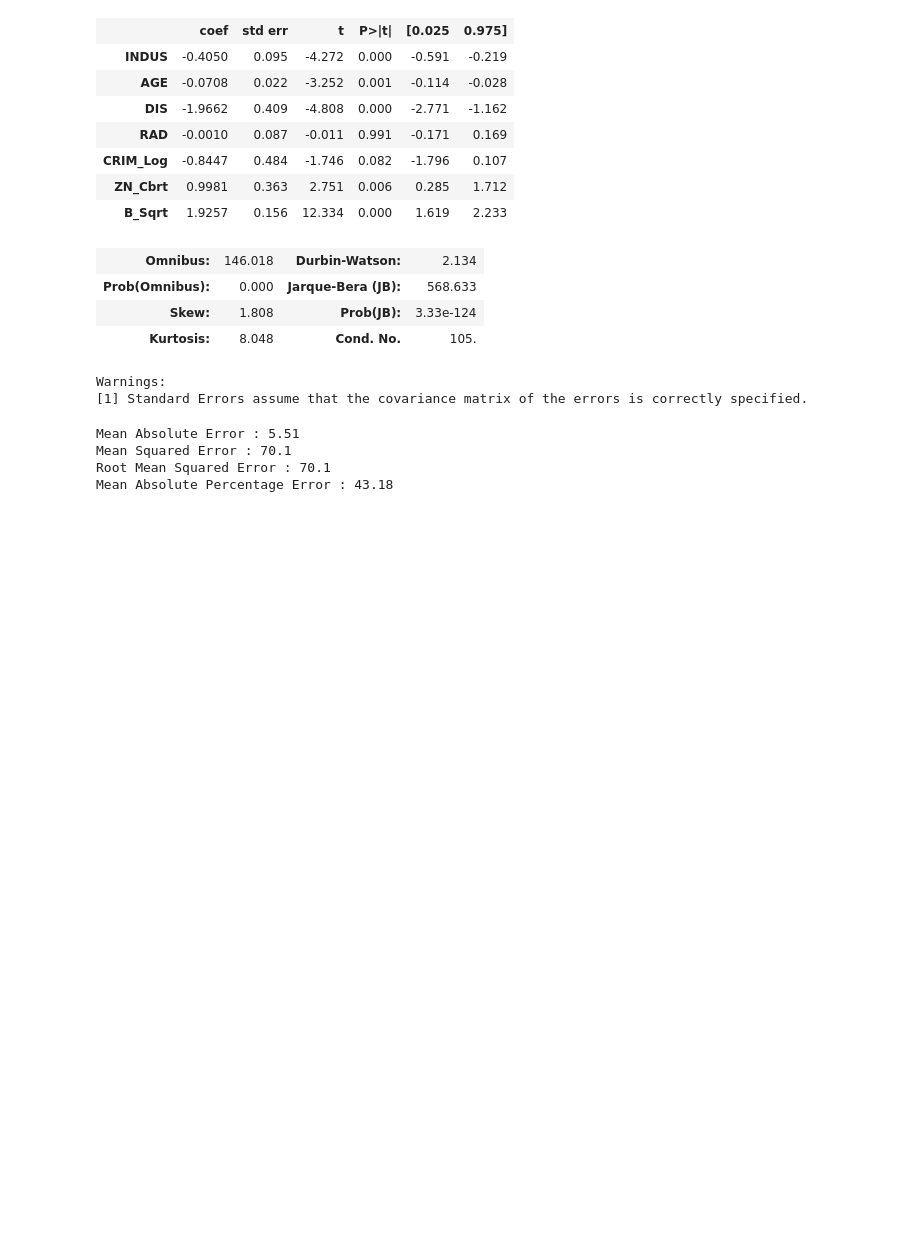
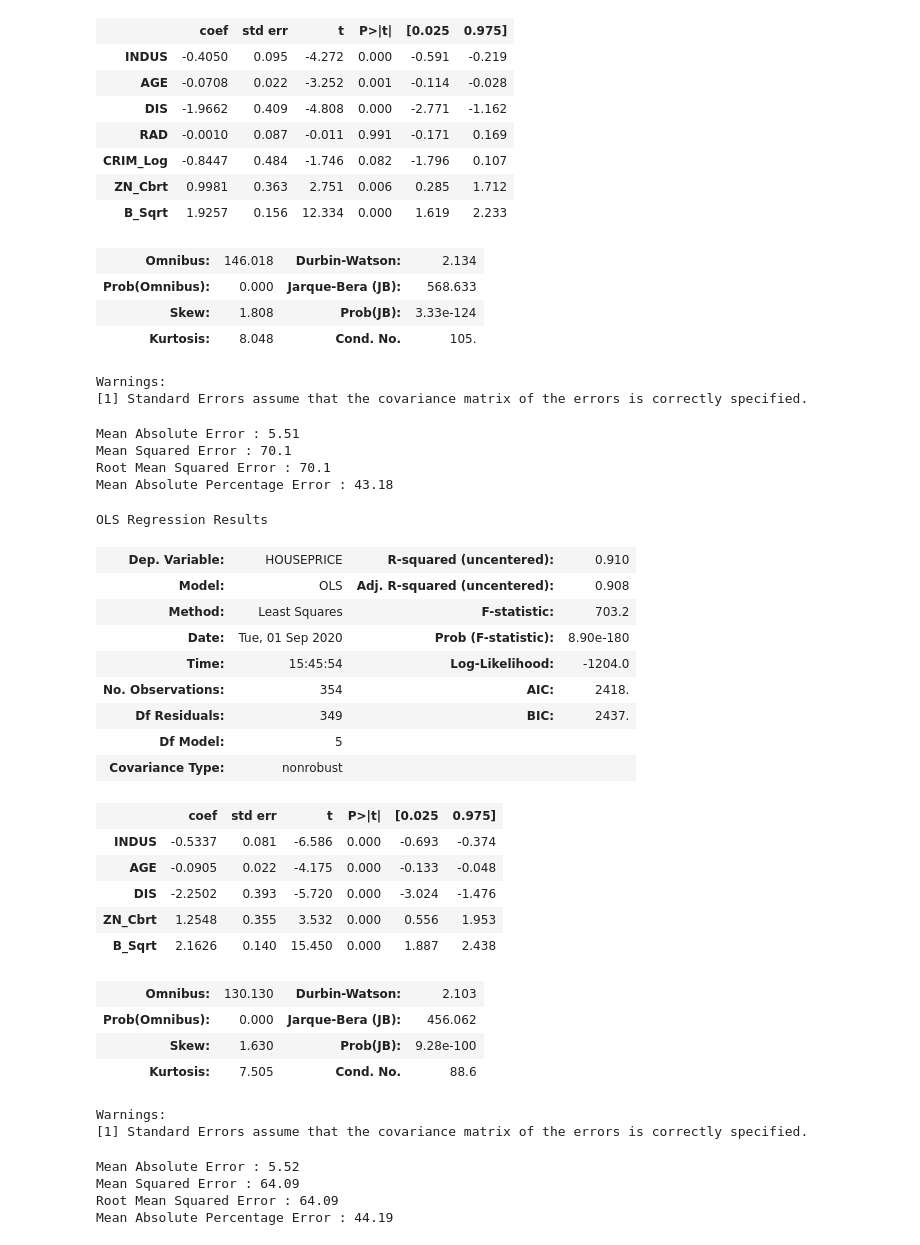
Before and after one commit to sandipanpaul21/Machine-Learning-in-Python-Code, a Jupyter notebook: 07_Simple_and_Multiple_Regression.ipynb, the cells around one changed output. Cells and saved outputs as stored; diff of their text form; code cells hidden in the pictures; blank space fills up the shorter version.

```diff
--- a/07_Simple_and_Multiple_Regression.ipynb
+++ b/07_Simple_and_Multiple_Regression.ipynb
@@ -714,3 +714,65 @@ Mean Absolute Error : 5.51
 Mean Squared Error : 70.1
 Root Mean Squared Error : 70.1
 Mean Absolute Percentage Error : 43.18
+# %%
+# Model 3
+
+# Now lets drop variable based on P Values
+independent_variables = independent_variables.drop(['RAD', 'CRIM_Log'], axis = 1)
+
+# Splitting Data into 70:30
+data_train, data_test, house_price_train, house_price_test = train_test_split(independent_variables,dependent_variable,train_size = 0.7)
+
+# Fitting the model
+Model_3 = OLS(house_price_train,data_train).fit()
+Model_3.summary()
+
+# Inference :
+# R and Ajusted R Square constant (Model 1 = 0.95, Model 2 = 0.90, Model 3 = 0.90). Ideal close to 1
+# Prob(F) less than 0.05 so independent var are important (Model 1,2 & 3 same result)
+# Omnibus,increased bad sign (Model 1 = 277, Model 2 = 114, Model 3 = 130). Ideal close to 1
+# Durbin Watson,DW = 2 constant (Model 1 = 0.9, Model 2 = 2, Model 3 = 2). Ideal is from 0 to 1
+# JB increased, bad sign (Model 1 = 3084, Model 2 = 324, Model 3 = 456)
+# Skewness almost constant (Model 1 = 2.1, Model 2 = 1.5, Model 3 = 1.6). Ideal is -1 to 1
+# Kurtosis increased bad sign (Model 1 = 14, Model 2 = 6.5, Model 3 = 7.5). Ideal is 3
+# Condition Number, well above 30 (Model 1 = 8000, Model 2 = 104, Model 3 = 88). Ideal less than 30
+# %% [output]
+OLS Regression Results
+| Dep. Variable: | HOUSEPRICE | R-squared (uncentered): | 0.910 |
+| Model: | OLS | Adj. R-squared (uncentered): | 0.908 |
+| Method: | Least Squares | F-statistic: | 703.2 |
+| Date: | Tue, 01 Sep 2020 | Prob (F-statistic): | 8.90e-180 |
+| Time: | 15:45:54 | Log-Likelihood: | -1204.0 |
+| No. Observations: | 354 | AIC: | 2418. |
+| Df Residuals: | 349 | BIC: | 2437. |
+| Df Model: | 5 |  |  |
+| Covariance Type: | nonrobust |  |  |
+|  | coef | std err | t | P>|t| | [0.025 | 0.975] |
+| INDUS | -0.5337 | 0.081 | -6.586 | 0.000 | -0.693 | -0.374 |
+| AGE | -0.0905 | 0.022 | -4.175 | 0.000 | -0.133 | -0.048 |
+| DIS | -2.2502 | 0.393 | -5.720 | 0.000 | -3.024 | -1.476 |
+| ZN_Cbrt | 1.2548 | 0.355 | 3.532 | 0.000 | 0.556 | 1.953 |
+| B_Sqrt | 2.1626 | 0.140 | 15.450 | 0.000 | 1.887 | 2.438 |
+| Omnibus: | 130.130 | Durbin-Watson: | 2.103 |
+| Prob(Omnibus): | 0.000 | Jarque-Bera (JB): | 456.062 |
+| Skew: | 1.630 | Prob(JB): | 9.28e-100 |
+| Kurtosis: | 7.505 | Cond. No. | 88.6 |
+Warnings:
+[1] Standard Errors assume that the covariance matrix of the errors is correctly specified.
+# %%
+# Prediction of Model 3
+
+Prediction_3 = Model_3.predict(data_test)
+print("Mean Absolute Error :",metrics.mean_absolute_error(house_price_test,Prediction_3).round(2))
+print("Mean Squared Error :",metrics.mean_squared_error(house_price_test,Prediction_3).round(2))
+print("Root Mean Squared Error :",metrics.mean_squared_error(house_price_test,Prediction_3).round(2))
+print("Mean Absolute Percentage Error :",mape(house_price_test,Prediction_3).round(2))
+
+# Inference :
+# Model 1 MAPE = 49.7% decreased to 43.6% in Model 2 and increased to 44.1%.
+# Model 2 is performed well out of 3 (Model 2 should be selected)
+# %% [output]
+Mean Absolute Error : 5.52
+Mean Squared Error : 64.09
+Root Mean Squared Error : 64.09
+Mean Absolute Percentage Error : 44.19
```
